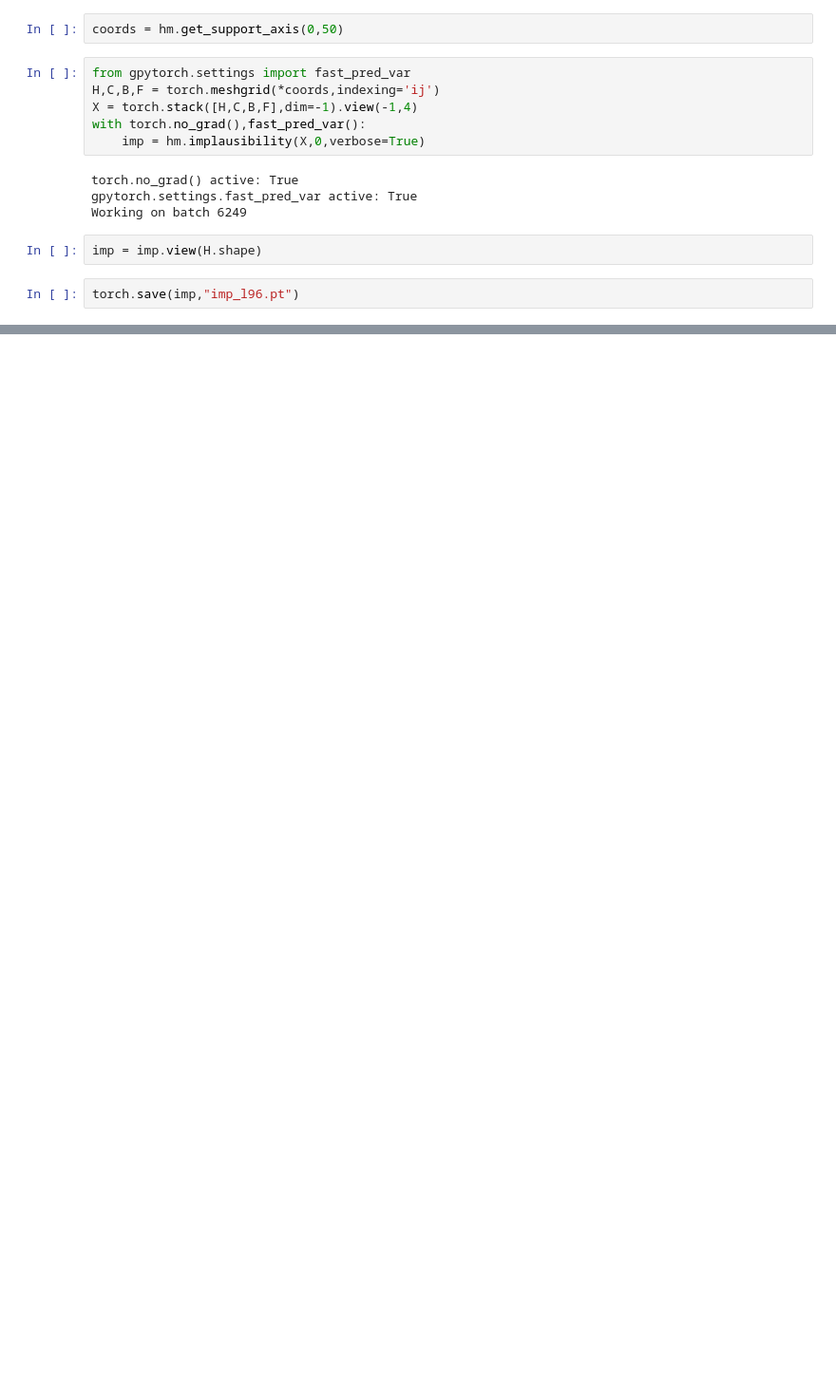
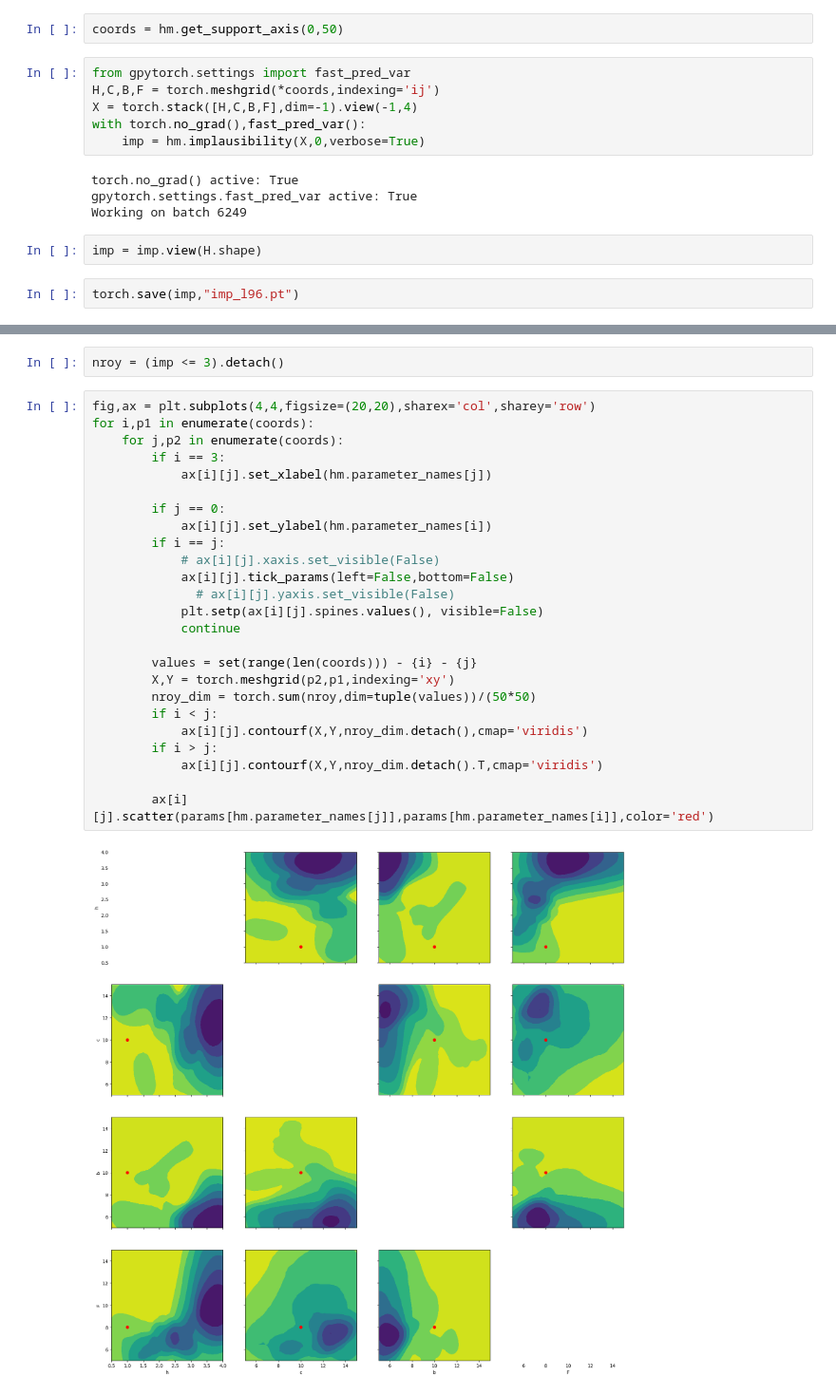
Before and after one commit to OneOneFour/abracalibra, a Jupyter notebook: examples/lorenz_96_twolevel.ipynb, the cells around one changed output, grey strips where cells are left out. Shown at 95% size. Cells and saved outputs as stored; diff of their text form; blank space fills up the shorter version.

```diff
--- a/examples/lorenz_96_twolevel.ipynb
+++ b/examples/lorenz_96_twolevel.ipynb
@@ -258,0 +282,29 @@ for i,p1 in enumerate(coords):
+# %%
+nroy = (imp <= 3).detach()
+# %%
+fig,ax = plt.subplots(4,4,figsize=(20,20),sharex='col',sharey='row')
+for i,p1 in enumerate(coords):
+    for j,p2 in enumerate(coords):
+        if i == 3:
+            ax[i][j].set_xlabel(hm.parameter_names[j])
+
+        if j == 0:
+            ax[i][j].set_ylabel(hm.parameter_names[i])
+        if i == j:
+            # ax[i][j].xaxis.set_visible(False)
+            ax[i][j].tick_params(left=False,bottom=False)
+              # ax[i][j].yaxis.set_visible(False)
+            plt.setp(ax[i][j].spines.values(), visible=False)
+            continue
+
+        values = set(range(len(coords))) - {i} - {j}
+        X,Y = torch.meshgrid(p2,p1,indexing='xy')
+        nroy_dim = torch.sum(nroy,dim=tuple(values))/(50*50)
+        if i < j:
+            ax[i][j].contourf(X,Y,nroy_dim.detach(),cmap='viridis')
+        if i > j:
+            ax[i][j].contourf(X,Y,nroy_dim.detach().T,cmap='viridis')
+
+        ax[i][j].scatter(params[hm.parameter_names[j]],params[hm.parameter_names[i]],color='red')
+# %% [output]
+[figure, added]
```
Also changed, not shown: parts of 27 cells of this notebook, 4 other files.
